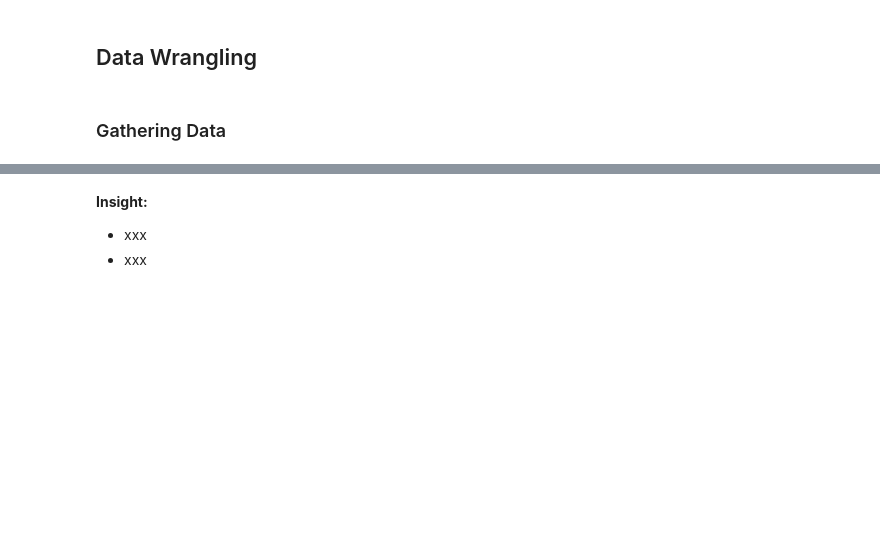
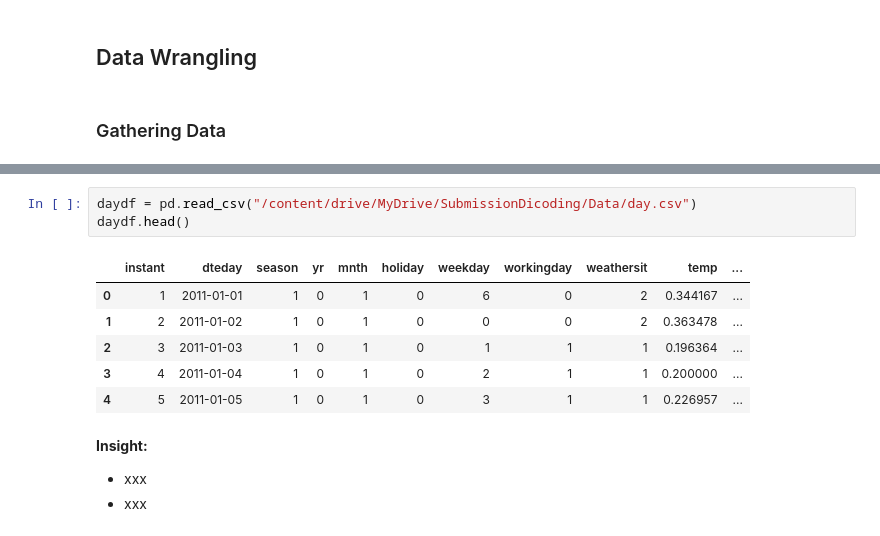
Before and after one commit to ItSam77/DataAnalyze, a Jupyter notebook: Proyek_Analisis_Data.ipynb, the cells around one changed output, grey strips where cells are left out. Cells and saved outputs as stored; diff of their text form; blank space fills up the shorter version.

```diff
--- a/Proyek_Analisis_Data.ipynb
+++ b/Proyek_Analisis_Data.ipynb
@@ -24,3 +41,13 @@ import seaborn as sns
+# %%
+daydf = pd.read_csv("/content/drive/MyDrive/SubmissionDicoding/Data/day.csv")
+daydf.head()
+# %% [output]
+|  | instant | dteday | season | yr | mnth | holiday | weekday | workingday | weathersit | temp | ... |
+| 0 | 1 | 2011-01-01 | 1 | 0 | 1 | 0 | 6 | 0 | 2 | 0.344167 | ... |
+| 1 | 2 | 2011-01-02 | 1 | 0 | 1 | 0 | 0 | 0 | 2 | 0.363478 | ... |
+| 2 | 3 | 2011-01-03 | 1 | 0 | 1 | 0 | 1 | 1 | 1 | 0.196364 | ... |
+| 3 | 4 | 2011-01-04 | 1 | 0 | 1 | 0 | 2 | 1 | 1 | 0.200000 | ... |
+| 4 | 5 | 2011-01-05 | 1 | 0 | 1 | 0 | 3 | 1 | 1 | 0.226957 | ... |
 # %% [markdown]
 **Insight:**
 - xxx
```
Also changed, not shown: parts of 6 cells of this notebook.
